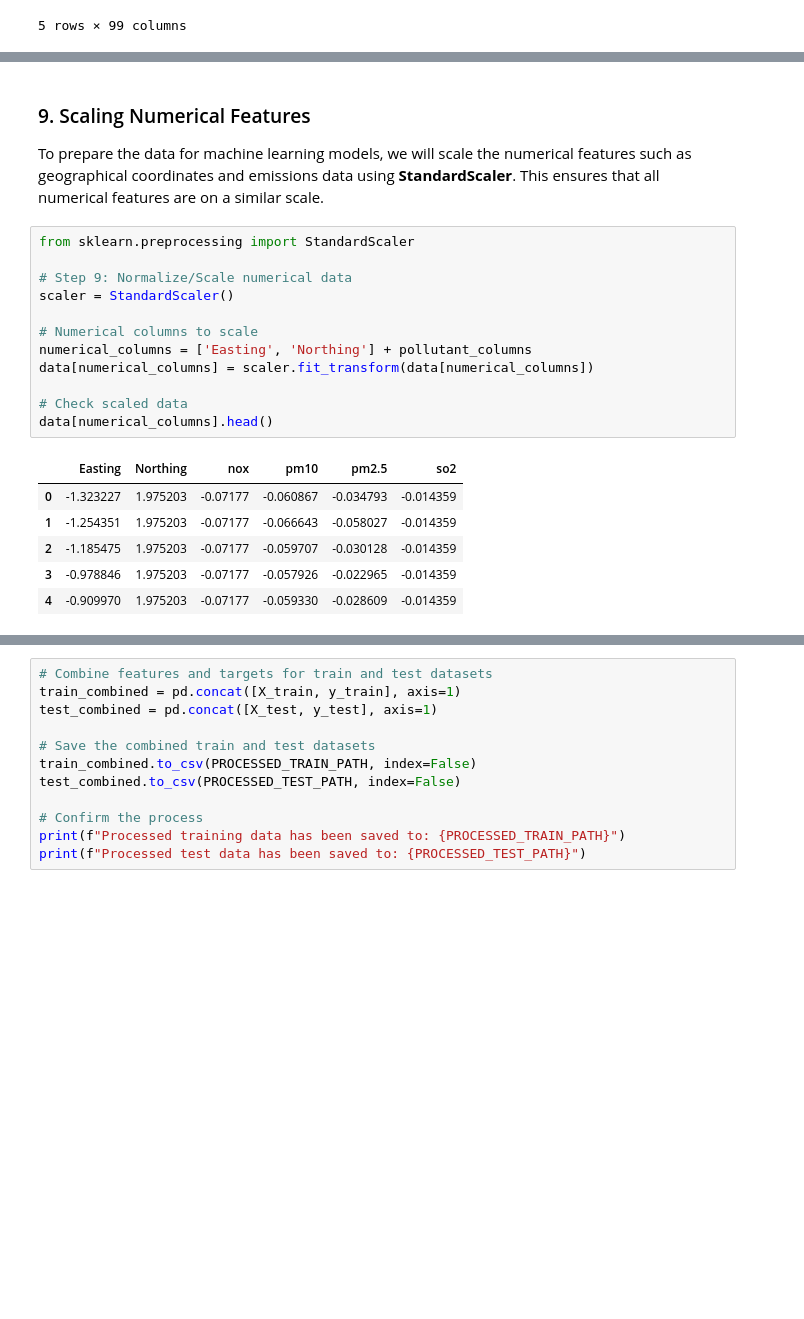
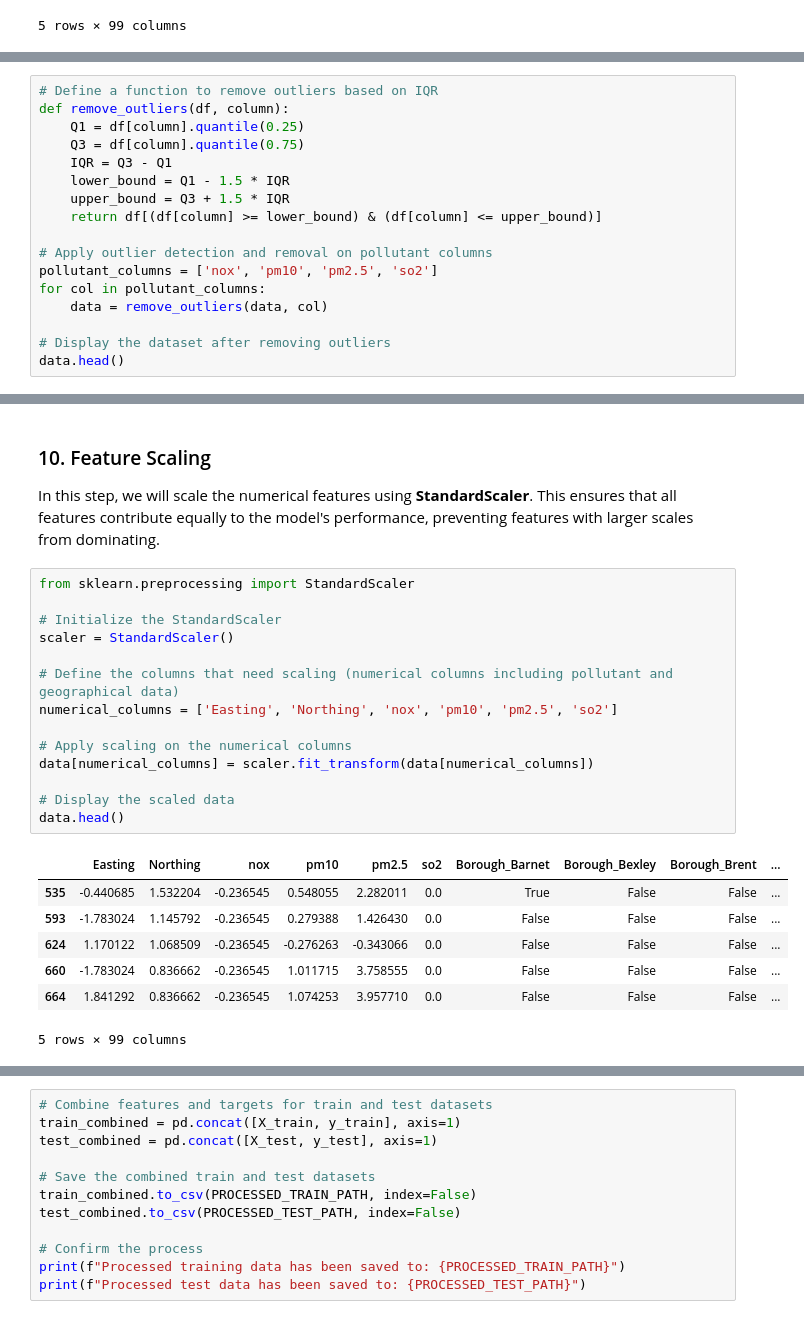
Before and after one commit to THarmse/End_of_Module_Assignment_Predicting_Atmospheric_Emissions, a Jupyter notebook: notebooks/data/preprocess.ipynb, the cells around one changed output, grey strips where cells are left out. Drawn from its saved outputs; the diff is of its cells as text; blank space fills up the shorter version.

Commit message:
Teddy: added outlier handling, filled in more missing data values, and applied some additional scaling across the dataset.  Model evaluation on xgboost has improved quite a lot

```diff
--- a/notebooks/data/preprocess.ipynb
+++ b/notebooks/data/preprocess.ipynb
@@ -153,0 +170,17 @@ data.head()
+# %%
+# Define a function to remove outliers based on IQR
+def remove_outliers(df, column):
+    Q1 = df[column].quantile(0.25)
+    Q3 = df[column].quantile(0.75)
+    IQR = Q3 - Q1
+    lower_bound = Q1 - 1.5 * IQR
+    upper_bound = Q3 + 1.5 * IQR
+    return df[(df[column] >= lower_bound) & (df[column] <= upper_bound)]
+
+# Apply outlier detection and removal on pollutant columns
+pollutant_columns = ['nox', 'pm10', 'pm2.5', 'so2']
+for col in pollutant_columns:
+    data = remove_outliers(data, col)
+
+# Display the dataset after removing outliers
+data.head()
@@ -154,23 +195,26 @@ data.head()
 # %% [markdown]
-### 9. Scaling Numerical Features
+### 10. Feature Scaling
 
-To prepare the data for machine learning models, we will scale the numerical features such as geographical coordinates and emissions data using **StandardScaler**. This ensures that all numerical features are on a similar scale.
+In this step, we will scale the numerical features using **StandardScaler**. This ensures that all features contribute equally to the model's performance, preventing features with larger scales from dominating.
 # %%
 from sklearn.preprocessing import StandardScaler
 
-# Step 9: Normalize/Scale numerical data
+# Initialize the StandardScaler
 scaler = StandardScaler()
 
-# Numerical columns to scale
-numerical_columns = ['Easting', 'Northing'] + pollutant_columns
+# Define the columns that need scaling (numerical columns including pollutant and geographical data)
+numerical_columns = ['Easting', 'Northing', 'nox', 'pm10', 'pm2.5', 'so2']
+
+# Apply scaling on the numerical columns
 data[numerical_columns] = scaler.fit_transform(data[numerical_columns])
 
-# Check scaled data
-data[numerical_columns].head()
+# Display the scaled data
+data.head()
 # %% [output]
-|  | Easting | Northing | nox | pm10 | pm2.5 | so2 |
-| 0 | -1.323227 | 1.975203 | -0.07177 | -0.060867 | -0.034793 | -0.014359 |
-| 1 | -1.254351 | 1.975203 | -0.07177 | -0.066643 | -0.058027 | -0.014359 |
-| 2 | -1.185475 | 1.975203 | -0.07177 | -0.059707 | -0.030128 | -0.014359 |
-| 3 | -0.978846 | 1.975203 | -0.07177 | -0.057926 | -0.022965 | -0.014359 |
-| 4 | -0.909970 | 1.975203 | -0.07177 | -0.059330 | -0.028609 | -0.014359 |
+|  | Easting | Northing | nox | pm10 | pm2.5 | so2 | Borough_Barnet | Borough_Bexley | Borough_Brent | ... |
+| 535 | -0.440685 | 1.532204 | -0.236545 | 0.548055 | 2.282011 | 0.0 | True | False | False | ... |
+| 593 | -1.783024 | 1.145792 | -0.236545 | 0.279388 | 1.426430 | 0.0 | False | False | False | ... |
+| 624 | 1.170122 | 1.068509 | -0.236545 | -0.276263 | -0.343066 | 0.0 | False | False | False | ... |
+| 660 | -1.783024 | 0.836662 | -0.236545 | 1.011715 | 3.758555 | 0.0 | False | False | False | ... |
+| 664 | 1.841292 | 0.836662 | -0.236545 | 1.074253 | 3.957710 | 0.0 | False | False | False | ... |
+5 rows × 99 columns
```
Also changed, not shown: parts of 10 cells of this notebook, 8 other files.
